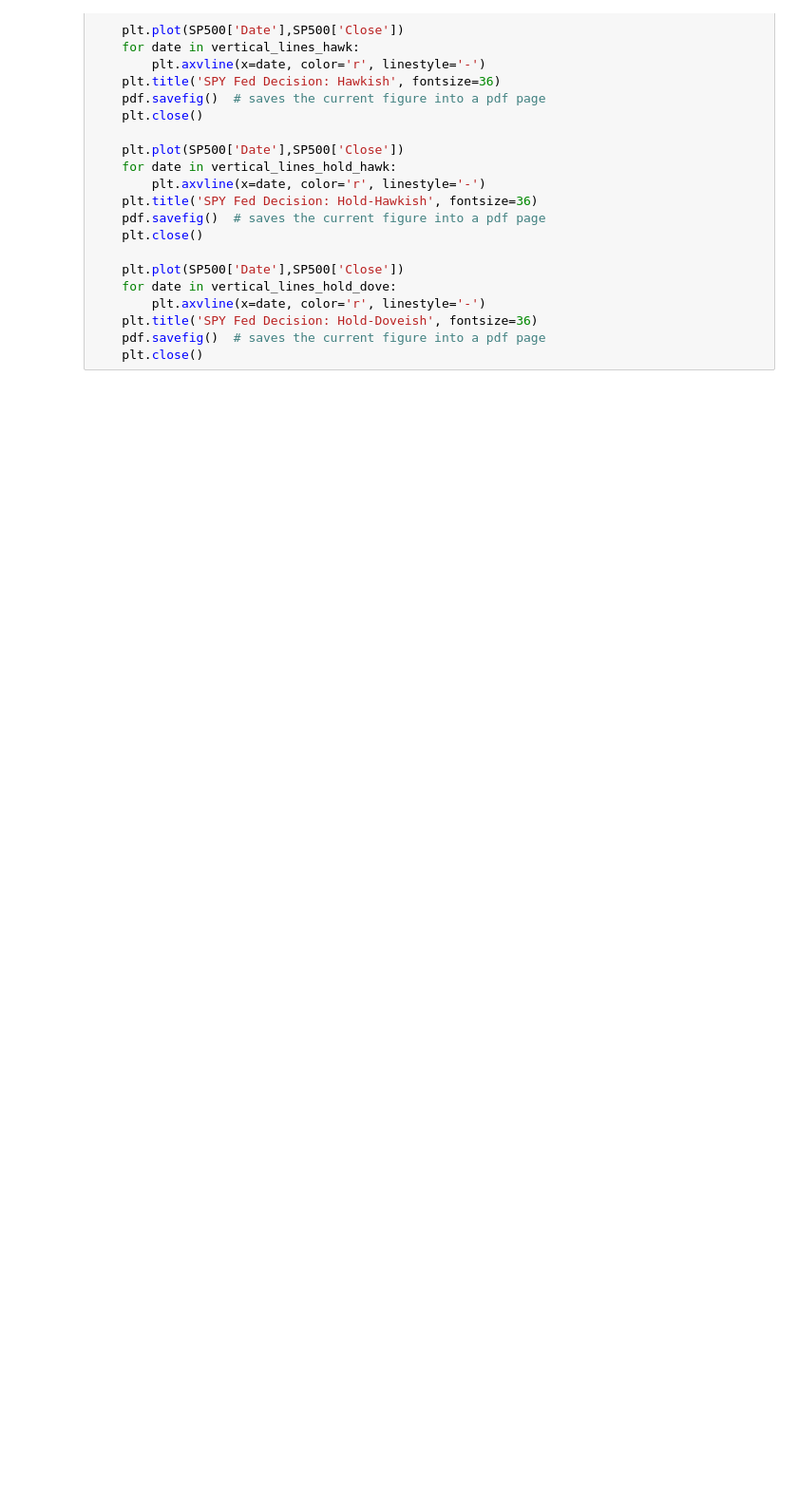
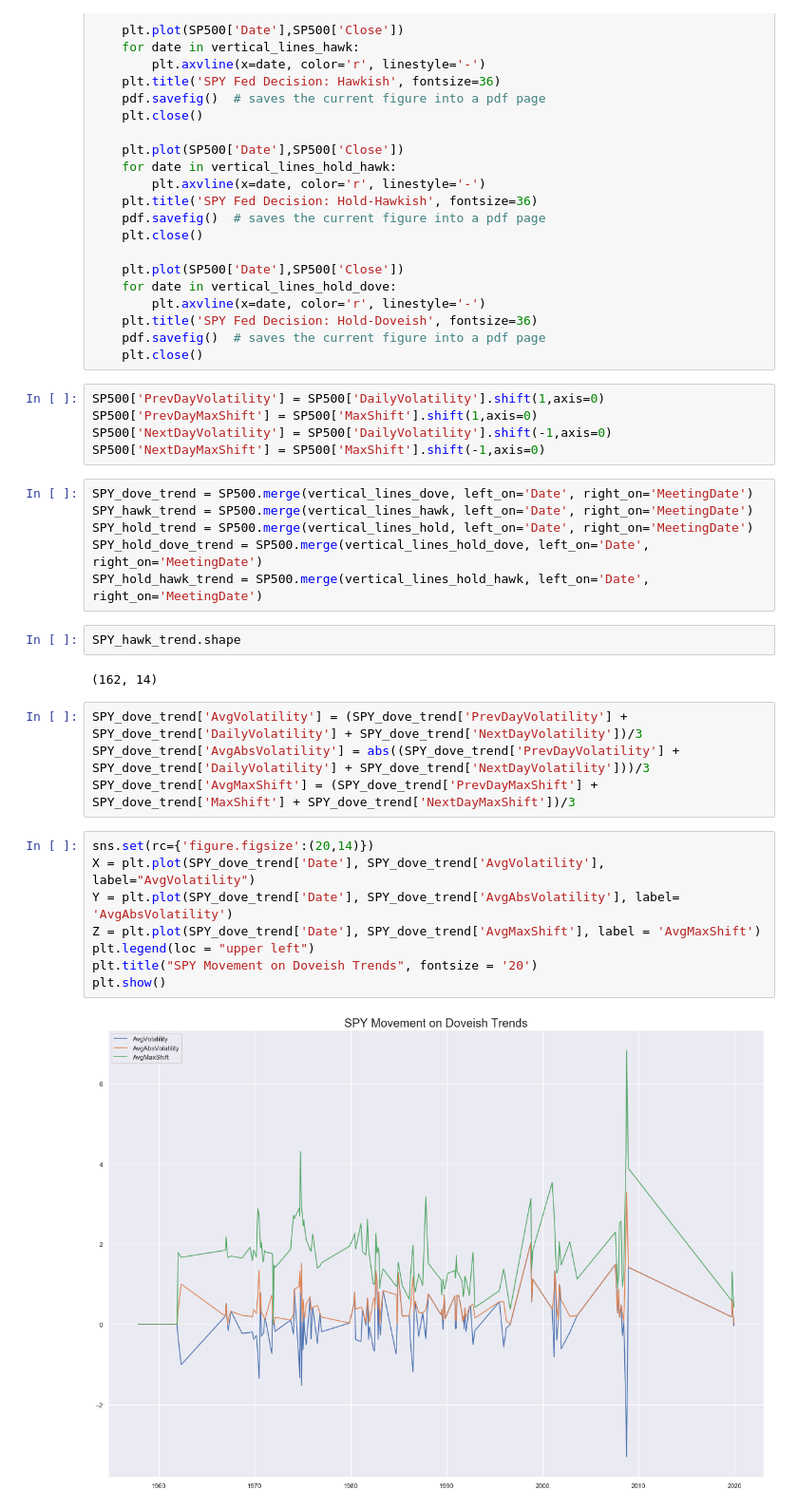
Before and after one commit to vikranttkumar/FedFundsSP500, a Jupyter notebook: Fed Funds Rate interaction with S&P500.ipynb, the cells around one changed output. Shown at 95% size. Drawn from its saved outputs; the diff is of its cells as text; blank space fills up the shorter version.

```diff
--- a/Fed Funds Rate interaction with S&P500.ipynb
+++ b/Fed Funds Rate interaction with S&P500.ipynb
@@ -261,3 +265,32 @@ with PdfPages('SPY_FedFundsRate.pdf') as pdf:
     plt.title('SPY Fed Decision: Hold-Doveish', fontsize=36)
     pdf.savefig()  # saves the current figure into a pdf page
     plt.close()
+# %%
+SP500['PrevDayVolatility'] = SP500['DailyVolatility'].shift(1,axis=0)
+SP500['PrevDayMaxShift'] = SP500['MaxShift'].shift(1,axis=0)
+SP500['NextDayVolatility'] = SP500['DailyVolatility'].shift(-1,axis=0)
+SP500['NextDayMaxShift'] = SP500['MaxShift'].shift(-1,axis=0)
+# %%
+SPY_dove_trend = SP500.merge(vertical_lines_dove, left_on='Date', right_on='MeetingDate')
+SPY_hawk_trend = SP500.merge(vertical_lines_hawk, left_on='Date', right_on='MeetingDate')
+SPY_hold_trend = SP500.merge(vertical_lines_hold, left_on='Date', right_on='MeetingDate')
+SPY_hold_dove_trend = SP500.merge(vertical_lines_hold_dove, left_on='Date', right_on='MeetingDate')
+SPY_hold_hawk_trend = SP500.merge(vertical_lines_hold_hawk, left_on='Date', right_on='MeetingDate')
+# %%
+SPY_hawk_trend.shape
+# %% [output]
+(162, 14)
+# %%
+SPY_dove_trend['AvgVolatility'] = (SPY_dove_trend['PrevDayVolatility'] + SPY_dove_trend['DailyVolatility'] + SPY_dove_trend['NextDayVolatility'])/3
+SPY_dove_trend['AvgAbsVolatility'] = abs((SPY_dove_trend['PrevDayVolatility'] + SPY_dove_trend['DailyVolatility'] + SPY_dove_trend['NextDayVolatility']))/3
+SPY_dove_trend['AvgMaxShift'] = (SPY_dove_trend['PrevDayMaxShift'] + SPY_dove_trend['MaxShift'] + SPY_dove_trend['NextDayMaxShift'])/3
+# %%
+sns.set(rc={'figure.figsize':(20,14)})
+X = plt.plot(SPY_dove_trend['Date'], SPY_dove_trend['AvgVolatility'], label="AvgVolatility")
+Y = plt.plot(SPY_dove_trend['Date'], SPY_dove_trend['AvgAbsVolatility'], label= 'AvgAbsVolatility')
+Z = plt.plot(SPY_dove_trend['Date'], SPY_dove_trend['AvgMaxShift'], label = 'AvgMaxShift')
+plt.legend(loc = "upper left")
+plt.title("SPY Movement on Doveish Trends", fontsize = '20')
+plt.show()
+# %% [output]
+[figure, added]
```
Also changed, not shown: parts of 9 cells of this notebook, 2 other files.
